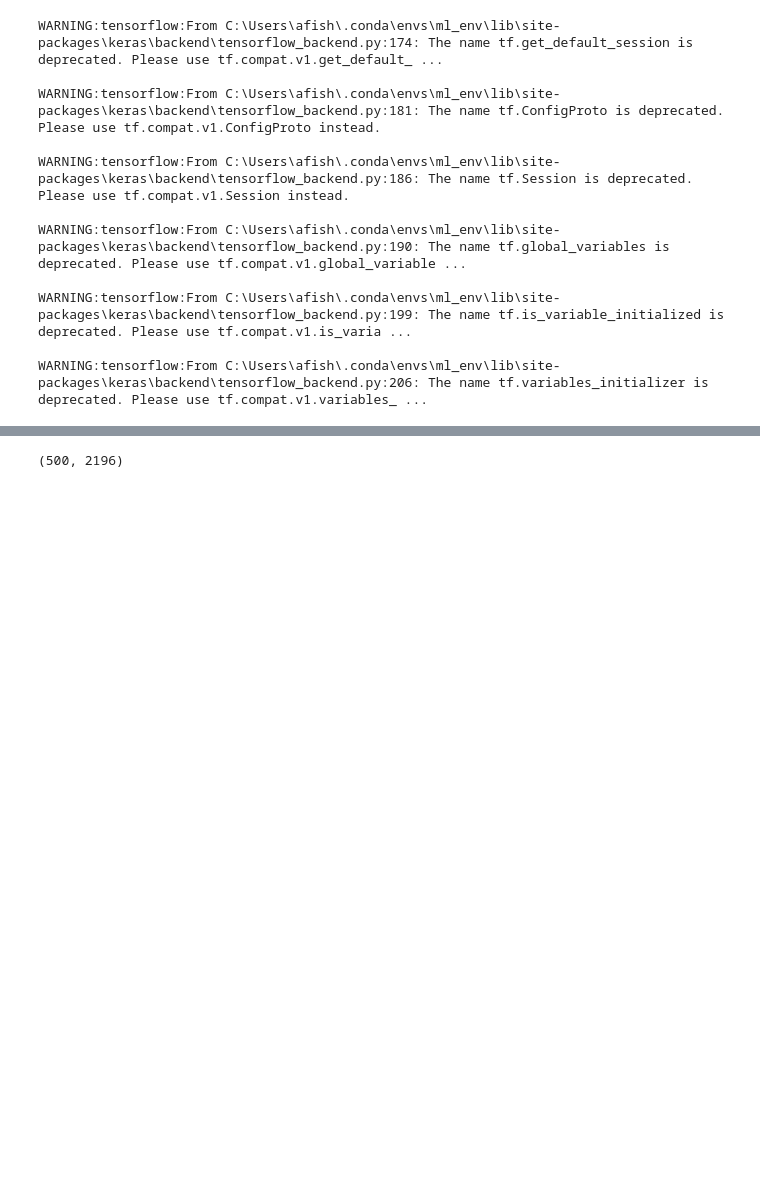
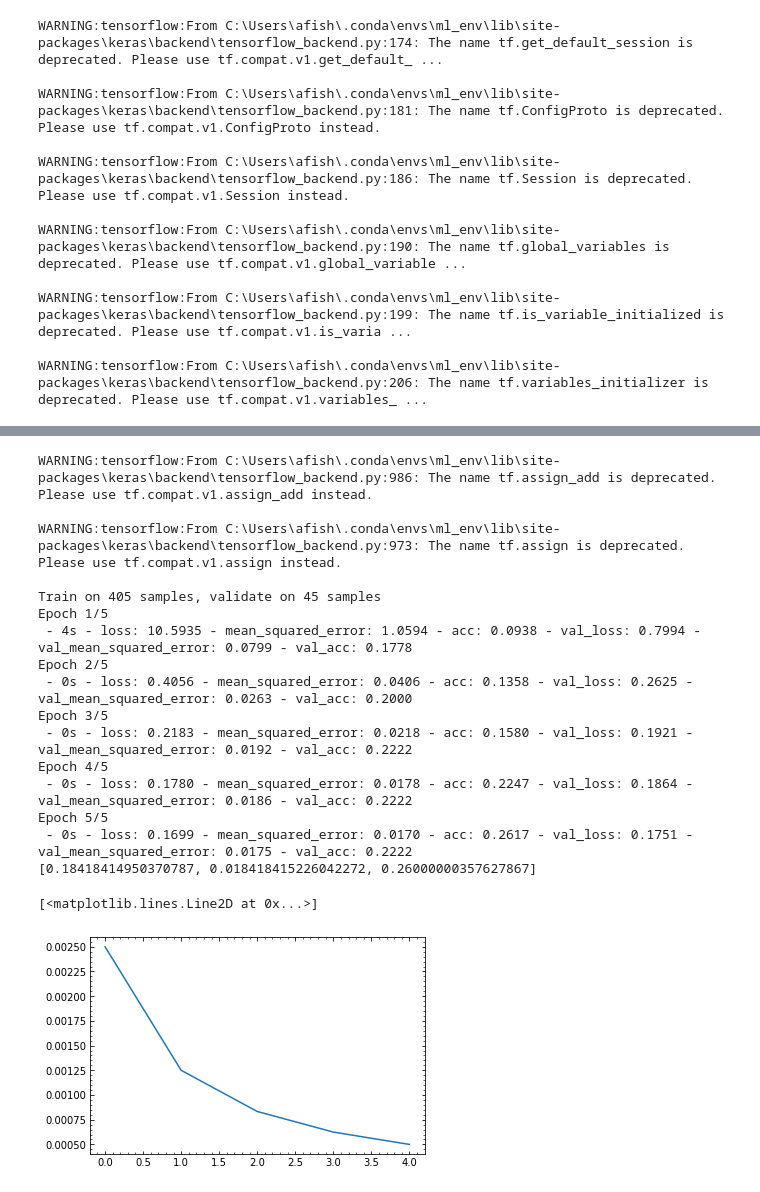
Before and after one commit to adam-fisher37/ENZ_ml_project, a Jupyter notebook: DNN_testing.ipynb, the cells around one changed output, grey strips where cells are left out. Saved outputs shown, nothing was run; the diff lists cells and outputs as text; code cells hidden in the pictures; blank space fills up the shorter version.

Commit message:
made a model and finished testing said model, shit works! (yay), coming up next!: puting the framework into a .py file

```diff
--- a/DNN_testing.ipynb
+++ b/DNN_testing.ipynb
@@ -191,6 +232,9 @@ lr = LRS(decay)
+# %%
+(trl,tel,tr_dict,te_dict) = rs_dat(fname,'data',nlay,nang,nwvl,n_tr,n_te,input_names,tr_dict,te_dict)
 # %%
 # heres the model babey
-def build_mod(drop,nwvl,act='relu'):
+# make an input for the input names to run an assert and make sure they match
+def build_mod(drop,nwvl,act='relu',input_names=None):
     '''
     builds a DNN model that can be used for machine learing
     currently takes the inputs based by angle, does the DNN thing and should be outputting
@@ -201,7 +245,8 @@ def build_mod(drop,nwvl,act='relu'):
     nwvl - integer - number of wavelengths investigated
     act - string - activation method for Dense layer, default 'relu', see keras Dense documentation for more options
     ^ NOTE: this is for the inner Dense layers the ones at the end can/will be different
-
+    input_names = array, strings - array with the names of the input tensors of your model
+    ^ default is None, however using this feature ensures compatibility btwn your model and dictionaries, before model is compiled
     output:
     model - model obj - a full fledged keras model, it has ONLY BEEN MADE, needs to be compiled and named
     '''
@@ -222,9 +267,9 @@ def build_mod(drop,nwvl,act='relu'):
     # currently im thinking connecting them in a similar fasion as the rows
     # these are midpoints and so shall be named: m##, 1st #: layer num, 2nd #: index within layer
     # note: add layer makes a tensor of the same size of the inputs but idk how tht works if they arent the same size so im just doing it like andy for rn
-    m11 = Add()([rp1,rs1,a1]); m12 = Add()([tp1,ts1,a1]); m13 = Add()([p1,d1,a1])
-    m14 = Add()([rp2,rs2,a2]); m15 = Add()([tp2,ts2,a2]); m16 = Add()([p2,d2,a2])
-    m17 = Add()([rp3,rs3,a3]); m18 = Add()([tp3,ts3,a3]); m19 = Add()([p3,d3,a3])
+    m11 = Add()([a1,rp1,rs1]); m12 = Add()([a1,tp1,ts1]); m13 = Add()([a1,p1,d1])
+    m14 = Add()([a2,rp2,rs2]); m15 = Add()([a2,tp2,ts2]); m16 = Add()([a2,p2,d2])
+    m17 = Add()([a3,rp3,rs3]); m18 = Add()([a3,tp3,ts3]); m19 = Add()([a3,p3,d3])
     # dense layer, followed by a dropout
     # name scheme: x##: 1st #: dense layer num, 2nd #: index within layer
     x11 = Dense(nwvl,activation=act)(m11); x11 = Dropout(drop)(x11)
@@ -256,6 +301,15 @@ def build_mod(drop,nwvl,act='relu'):
     # output layer
     # note: no idea what the activation should be for this one, consult andy
     l_out = Dense(15,activation=None)(x41)
-    # put it all together and compile
+    # checking if inputs match (if possible), and putting the model together
     model = Model([a1,rp1,rs1,tp1,ts1,p1,d1,a2,rp2,rs2,tp2,ts2,p2,d2,a3,rp3,rs3,tp3,ts3,p3,d3],[l_out])
+    if (np.all(input_names==None)):
+        print('have fun doing inputs by hand my friend')
+    elif (hasattr(input_names,'T')):
+        # only use names from input layers
+        check_names = np.array([layer.name for layer in model.layers if (re.search('add|dense|dropout',layer.name)==None) and (np.any(input_names==layer.name)==True)])
+        assert (len(check_names)==len(input_names)), 'error: mismatch btwn #/elements in input_names and input tensors'
+        print('congrats you can be lazy and just pass your dictionaries into the model and let keras figure it out')
+    else:
+        raise Exception('input_names has incompatible form')
     return model
@@ -266,5 +318,5 @@ nwvl = len(wvl)
 # %%
-mod = build_mod(drop,nwvl)
+mod = build_mod(drop,nwvl,input_names=input_names)
 # compiling the same way as andy rn
-mod.compile(optimizer='adam',loss=['mse'],metrics=['mse'],loss_weights=[10])
+mod.compile(optimizer='adam',loss=['mse'],metrics=['mse','accuracy'],loss_weights=[10])
 modname = 'enzchar_invdes_model_d21621.h5'
@@ -300,7 +345,0 @@ with h5py.File('traindata_enzchar_lay15_mats3_n0.5k_20210216.hdf5','r') as h:
-# %%
-dat[:,0,:].shape
-# 3+15+6*3*121
-# %% [output]
-(500, 2196)
-# %%
-(trang,trl,trrp,trrs,trtp,trts,trpsi,trdel,vang,vl,vrp,vrs,vtp,vts,vpsi,vdel,teang,tel,terp,ters,tetp,tets,tepsi,tedel) = rs_dat('traindata_enzchar_lay15_mats3_n0.5k_20210216.hdf5','data',15,3,nwvl,400,50,50)
@@ -306,0 +348,28 @@ dat[:,0,:].shape
+# %%
+# put the data in the model, use the meatgrinder
+history = mod.fit(tr_dict,trl,epochs=5,verbose=2,validation_split=.1,callbacks=[lr])
+# usually you save after this
+# mod.save(modname) # but i dont wanna
+# eval and print stats on fit
+mod_loss = mod.evaluate(te_dict,tel,verbose=2)
+print(mod_loss)
+plt.plot(history.history['lr']);
+# %% [output]
+WARNING:tensorflow:From C:\Users\afish\.conda\envs\ml_env\lib\site-packages\keras\backend\tensorflow_backend.py:986: The name tf.assign_add is deprecated. Please use tf.compat.v1.assign_add instead.
+
+WARNING:tensorflow:From C:\Users\afish\.conda\envs\ml_env\lib\site-packages\keras\backend\tensorflow_backend.py:973: The name tf.assign is deprecated. Please use tf.compat.v1.assign instead.
+
+Train on 405 samples, validate on 45 samples
+Epoch 1/5
+ - 4s - loss: 10.5935 - mean_squared_error: 1.0594 - acc: 0.0938 - val_loss: 0.7994 - val_mean_squared_error: 0.0799 - val_acc: 0.1778
+Epoch 2/5
+ - 0s - loss: 0.4056 - mean_squared_error: 0.0406 - acc: 0.1358 - val_loss: 0.2625 - val_mean_squared_error: 0.0263 - val_acc: 0.2000
+Epoch 3/5
+ - 0s - loss: 0.2183 - mean_squared_error: 0.0218 - acc: 0.1580 - val_loss: 0.1921 - val_mean_squared_error: 0.0192 - val_acc: 0.2222
+Epoch 4/5
+ - 0s - loss: 0.1780 - mean_squared_error: 0.0178 - acc: 0.2247 - val_loss: 0.1864 - val_mean_squared_error: 0.0186 - val_acc: 0.2222
+Epoch 5/5
+ - 0s - loss: 0.1699 - mean_squared_error: 0.0170 - acc: 0.2617 - val_loss: 0.1751 - val_mean_squared_error: 0.0175 - val_acc: 0.2222
+[0.18418414950370787, 0.018418415226042272, 0.26000000357627867]
+[<matplotlib.lines.Line2D at 0x...>]
+[figure, added]
```
Also changed, not shown: parts of 15 cells of this notebook, 1 other file.
